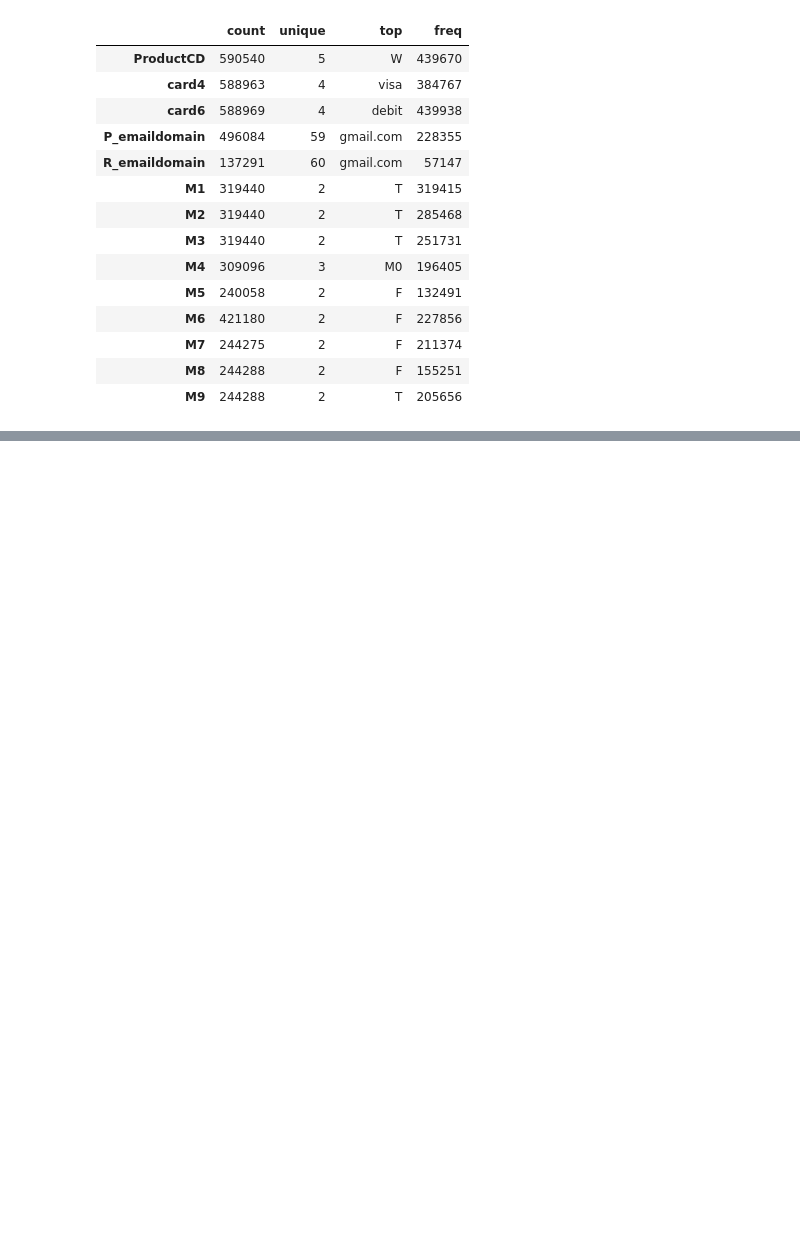
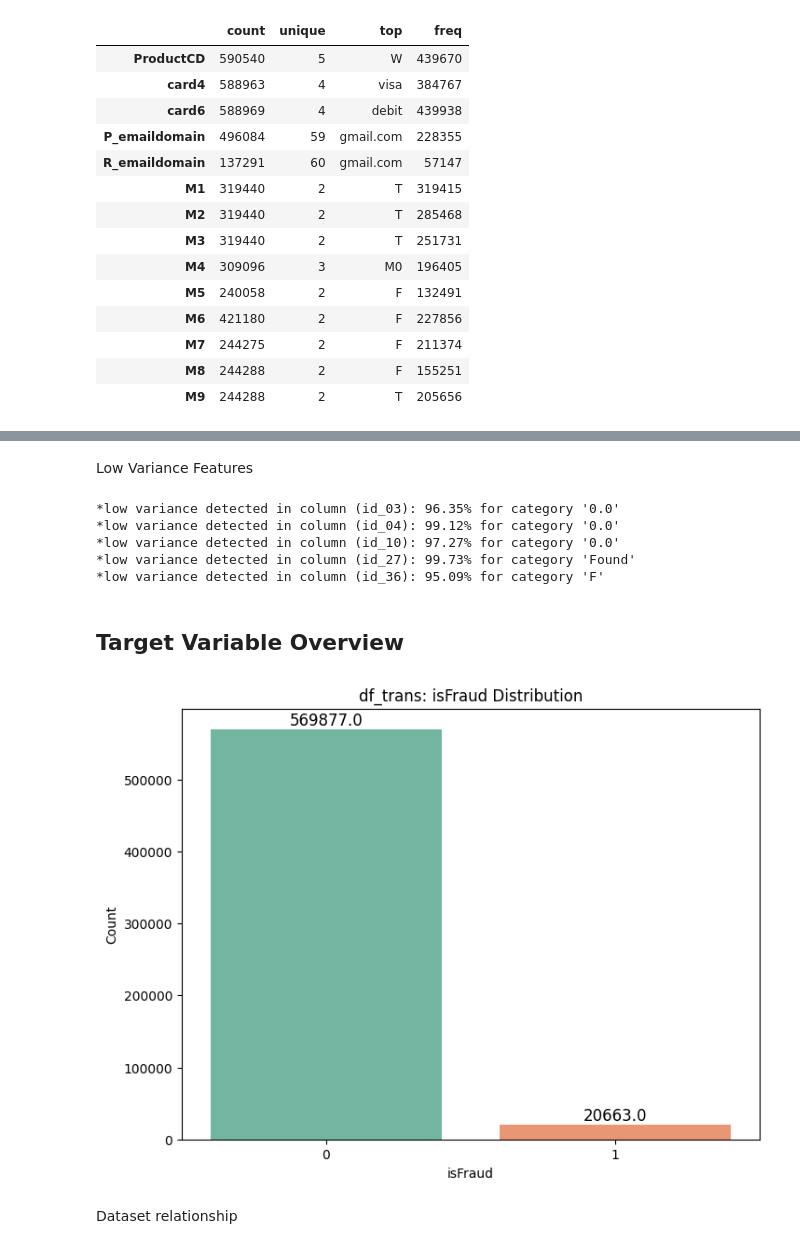
Before and after one commit to sultanaraziamst/frauddetection, a Jupyter notebook: data/notebook/Exploration of credit cards fraud detection.ipynb, the cells around one changed output, grey strips where cells are left out. Saved outputs shown, nothing was run; the diff lists cells and outputs as text; code cells hidden in the pictures; blank space fills up the shorter version.

```diff
--- a/data/notebook/Exploration of credit cards fraud detection.ipynb
+++ b/data/notebook/Exploration of credit cards fraud detection.ipynb
@@ -286,0 +358,38 @@ df_id.describe(include='object').T
+# %% [markdown]
+Low Variance Features
+# %%
+low_variance_threshold = 95
+for col in df_id.columns:
+    class_dist = df_id[col].value_counts(normalize=True) * 100
+    # Check if any class exceeds the imbalance threshold
+    if (class_dist.max() > low_variance_threshold):
+      print(f"*low variance detected in column ({col}): {class_dist.max():.2f}% for category '{class_dist.idxmax()}' ")
+# %% [output]
+*low variance detected in column (id_03): 96.35% for category '0.0'
+*low variance detected in column (id_04): 99.12% for category '0.0'
+*low variance detected in column (id_10): 97.27% for category '0.0'
+*low variance detected in column (id_27): 99.73% for category 'Found'
+*low variance detected in column (id_36): 95.09% for category 'F'
+# %% [markdown]
+## Target Variable Overview
+# %%
+import matplotlib.pyplot as plt
+import seaborn as sns
+
+plt.figure(figsize=(8,6))
+sns.countplot(x='isFraud', data=df_trans, palette='Set2')
+
+# Add counts on top of bars
+for p in plt.gca().patches:
+    plt.gca().annotate(f'{p.get_height()}',
+                       (p.get_x() + p.get_width() / 2., p.get_height()),
+                       ha='center', va='bottom', fontsize=12)
+
+plt.title('df_trans: isFraud Distribution')
+plt.xlabel('isFraud')
+plt.ylabel('Count')
+plt.show()
+# %% [output]
+[figure, added]
+# %% [markdown]
+Dataset relationship
```
Also changed, not shown: parts of 5 cells of this notebook.
